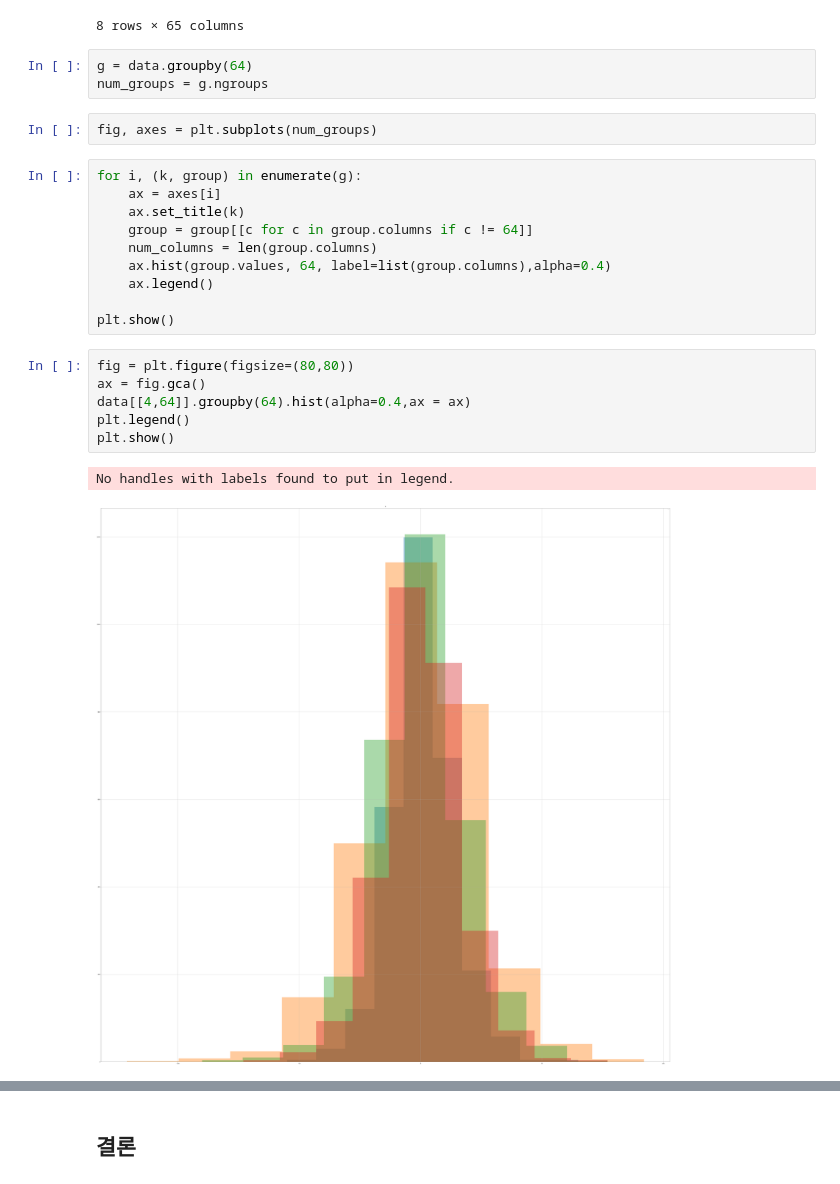
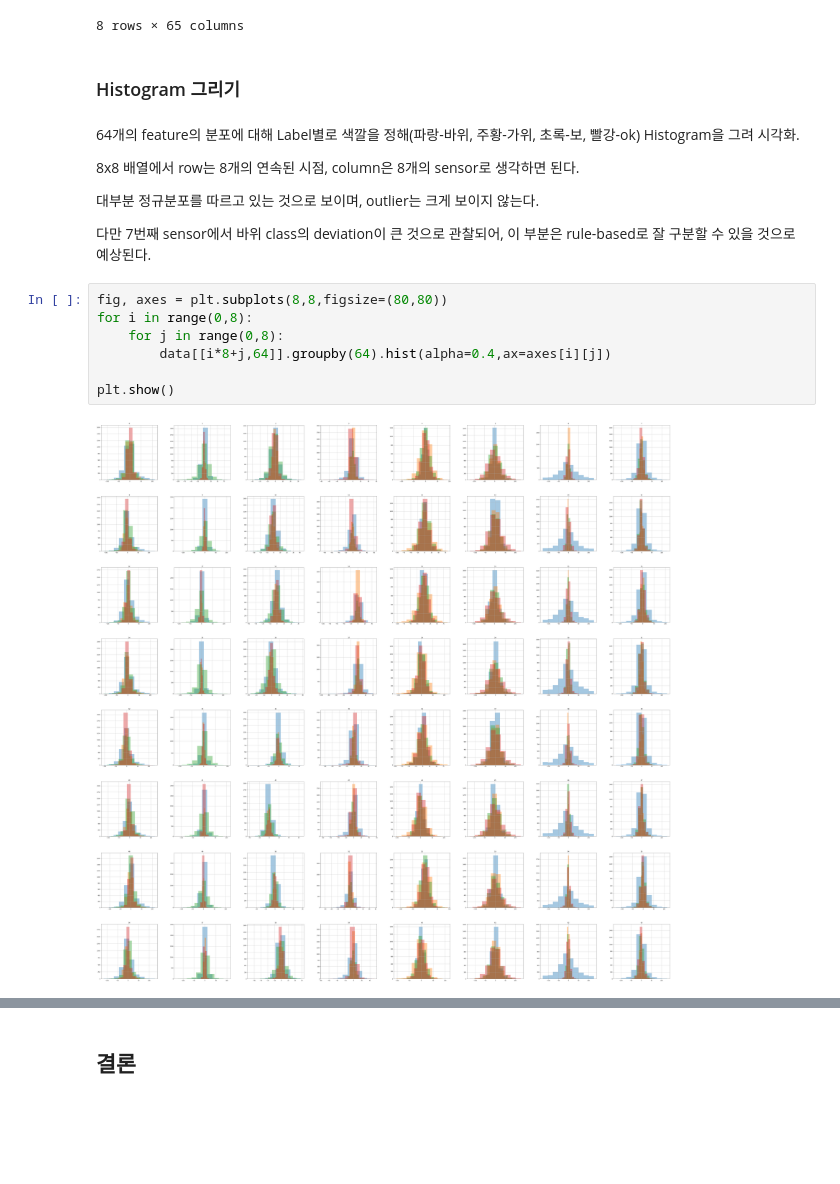
Before and after one commit to karl6885/ML_final_project, a Jupyter notebook: 2015410123_김영규_기말과제.ipynb, the cells around one changed output, grey strips where cells are left out. Drawn from its saved outputs; the diff is of its cells as text; blank space fills up the shorter version.

```diff
--- a/2015410123_김영규_기말과제.ipynb
+++ b/2015410123_김영규_기말과제.ipynb
@@ -82,27 +104,22 @@ data.describe()
 | 75% | 7.000000 | 3.000000 | 2.000000 | 3.000000 | 10.000000 | 13.000000 | 4.000000 | 6.000000 | 6.000000 | 3.000000 | ... | ... |
 | max | 111.000000 | 90.000000 | 34.000000 | 55.000000 | 92.000000 | 127.000000 | 127.000000 | 126.000000 | 127.000000 | 106.000000 | ... | ... |
 8 rows × 65 columns
-# %%
-g = data.groupby(64)
-num_groups = g.ngroups
-# %%
-fig, axes = plt.subplots(num_groups)
-# %%
-for i, (k, group) in enumerate(g):
-    ax = axes[i]
-    ax.set_title(k)
-    group = group[[c for c in group.columns if c != 64]]
-    num_columns = len(group.columns)
-    ax.hist(group.values, 64, label=list(group.columns),alpha=0.4)
-    ax.legend()
-
-plt.show()
+# %% [markdown]
+### Histogram 그리기
+# %% [markdown]
+64개의 feature의 분포에 대해 Label별로 색깔을 정해(파랑-바위, 주황-가위, 초록-보, 빨강-ok) Histogram을 그려 시각화.
+
+8x8 배열에서 row는 8개의 연속된 시점, column은 8개의 sensor로 생각하면 된다.
+
+대부분 정규분포를 따르고 있는 것으로 보이며, outlier는 크게 보이지 않는다.
+
+다만 7번째 sensor에서 바위 class의 deviation이 큰 것으로 관찰되어, 이 부분은 rule-based로 잘 구분할 수 있을 것으로 예상된다.
 # %%
-fig = plt.figure(figsize=(80,80))
-ax = fig.gca()
-data[[4,64]].groupby(64).hist(alpha=0.4,ax = ax)
-plt.legend()
+fig, axes = plt.subplots(8,8,figsize=(80,80))
+for i in range(0,8):
+    for j in range(0,8):
+        data[[i*8+j,64]].groupby(64).hist(alpha=0.4,ax=axes[i][j])
+
 plt.show()
 # %% [output]
-No handles with labels found to put in legend.
-[figure, old version]
+[figure, new version]
```
Also changed, not shown: parts of 45 cells of this notebook.
